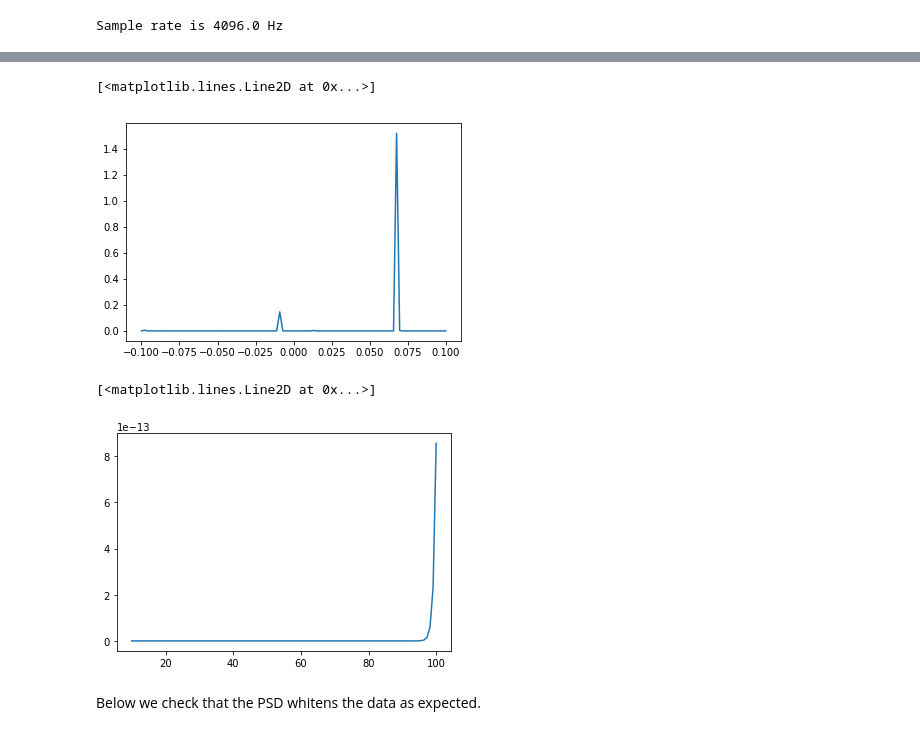
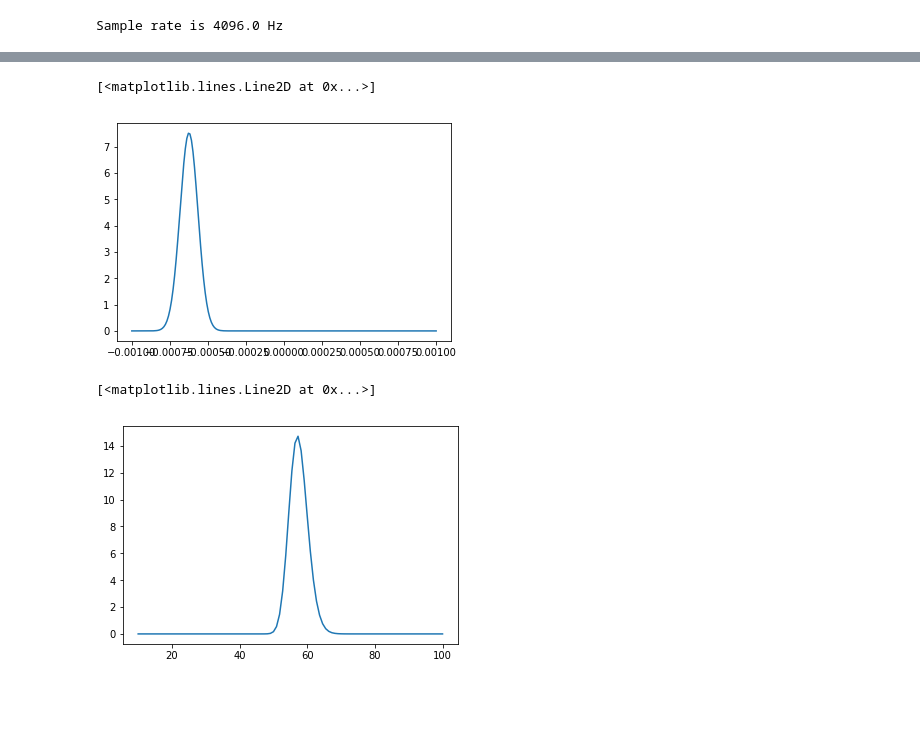
Before and after one commit to mattpitkin/gw_notebooks, a Jupyter notebook: EstimateDistance.ipynb, the cells around one changed output, grey strips where cells are left out. Saved outputs shown, nothing was run; the diff lists cells and outputs as text; code cells hidden in the pictures; blank space fills up the shorter version.

Commit message:
EstimateDistance.ipynb: update with fixed version

```diff
--- a/EstimateDistance.ipynb
+++ b/EstimateDistance.ipynb
@@ -286,33 +251,6 @@ for phi in phis:
     template *= shifts
 
     sigmodels.append(template)
-# %%
-# calculate signals model at a range of times for a fixed distance
-
-timeshifts = np.linspace(timec-0.1, timec+0.1, 100)
-sigmodels = []
-
-for i, t in enumerate(timeshifts):
-    dt = (times[0] - t) + tdelay
-    twopit = 2.*np.pi*dt
-    shifts = np.exp(-1j*twopit*freqs[minidx:maxidx])
-
-    # get equivalent spin parameters for IMRPhenomPv2 signal model
-    iota, spin1x, spin1y, spin1z, spin2x, spin2y, spin2z = lalsimulation.SimInspiralTransformPrecessingNewInitialConditions(
-                                                                     thetaJN, phiJL, tilt1,
-                                                                     tilt2, phi12, aspin1, aspin2,
-                                                                     m1*lal.MSUN_SI, m2*lal.MSUN_SI, fref,
-                                                                     phiref)
-
-    hplus, hcross = fdwaveform(phiref, deltaF, m1, m2, fmin, distance, iota, spin1x=spin1x, spin1y=spin1y,
-                               spin1z=spin1z, spin2x=spin2x, spin2y=spin2y, spin2z=spin2z, fmax=fmax, fref=fref)
-    # only get values in the required frequency range
-    template = hplus[minidx:maxidx]*Fp + hcross[minidx:maxidx]*Fx
-
-    # apply time shifts
-    template *= shifts
-
-    sigmodels.append(template)
 # %%
 # window and FFT the data
 # try LAL FFT
@@ -337,8 +275,8 @@ pl.semilogy(freqs, np.abs(lalfft.data.data)**2, 'b--')
 # make signal, model and PSD the same length
 freqsc = freqs[minidx:maxidx]
 
-fdatac = lalfft.data.data[minidx:maxidx]
+# include minor correction to account for loss of power from windowing
+fdatac = lalfft.data.data[minidx:maxidx]/np.sqrt(window.sumofsquares/window.data.length)
+
 sigmodelc = sigmodel[minidx:maxidx]
 psdc = psdlalmedian.data.data[minidx:maxidx]
-
-print(len(fdatac), len(psdc), len(sigmodelc))
@@ -348,18 +284,17 @@ print(len(fdatac), len(psdc), len(sigmodelc))
 dists = np.linspace(10., 100., 100)
 
 # calculate log likelihood over phi and distance
-#logL = np.zeros((len(phis), len(dists)))
+
 logL = np.zeros((len(timeshifts), len(dists)))
-#logL2 = np.zeros((len(timeshifts), len(dists)))
 for i in range(len(timeshifts)):
     for j, dist in enumerate(dists):
         tmodel = sigmodels[i] * distance / dist
 
         L = loglikelihood(fdatac, tmodel, psdc, deltaF)
-        logL[i, j] = L# + 2*np.log(dist) # include prior
 
-        #L = loglikelihood2(fdatac, tmodel, psdc, deltaT, nfft)
-        #logL2[i, j] = L
+        prior = 2.*np.log(dist) # compute uniform in volume prior
+
+        logL[i, j] = L + prior # include prior
 # %%
 # show posterior
 pl.imshow(np.exp(logL-np.max(logL.flatten())))
@@ -369,15 +304,15 @@ pl.imshow(np.exp(logL-np.max(logL.flatten())))
 # %%
 # plot phi posterior
 post = np.exp(logL-np.max(logL.flatten()))
-postphi = np.array([np.sum(p) for p in post])
-pl.plot(timeshifts-timec, postphi)
+posttime = np.array([np.sum(p) for p in post])
+pl.plot(timeshifts-timec, posttime)
 # %% [output]
 [<matplotlib.lines.Line2D at 0x...>]
-[figure, old version]
+[figure, new version]
 # %%
 # plot distance posterior
 postdist = np.array([np.sum(p) for p in post.T])
-pl.plot(dists, post[15,:]) #postdist)
+pl.plot(dists, postdist)
 # %% [output]
 [<matplotlib.lines.Line2D at 0x...>]
-[figure, old version]
+[figure, new version]
@@ -392,2 +318,0 @@ pl.plot(freqsc, sigmodels[0].real)
-# %% [markdown]
-Below we check that the PSD whitens the data as expected.
```
Also changed, not shown: parts of 18 cells of this notebook.
